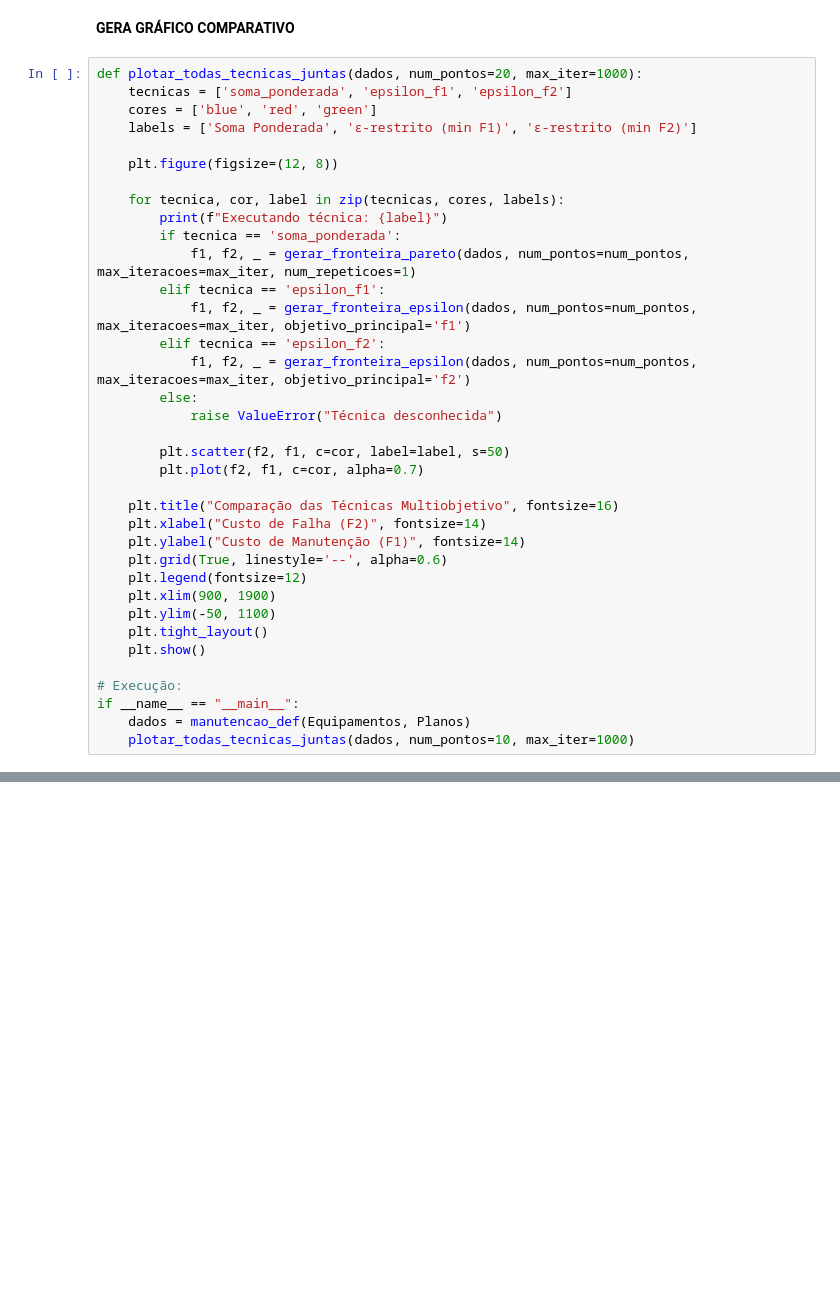
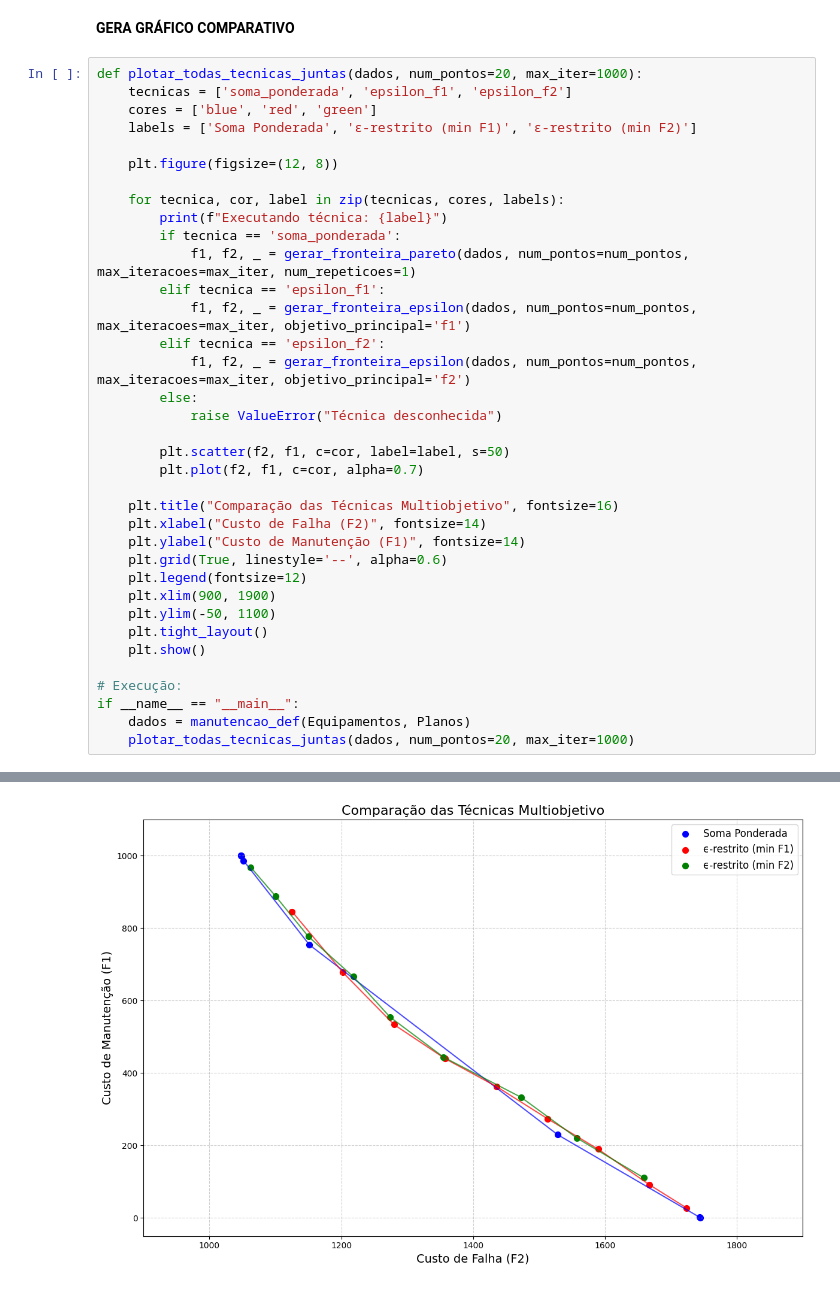
Before and after one commit to Rafioio/Trabalho-TD2, a Jupyter notebook: Guilherme.ipynb, the cells around one changed output, grey strips where cells are left out. Saved outputs shown, nothing was run; the diff lists cells and outputs as text; blank space fills up the shorter version.

```diff
--- a/Guilherme.ipynb
+++ b/Guilherme.ipynb
@@ -608,4 +664,5 @@ def plotar_todas_tecnicas_juntas(dados, num_pontos=20, max_iter=1000):
 # Execução:
 if __name__ == "__main__":
     dados = manutencao_def(Equipamentos, Planos)
-    plotar_todas_tecnicas_juntas(dados, num_pontos=10, max_iter=1000)
+    plotar_todas_tecnicas_juntas(dados, num_pontos=20, max_iter=1000)
+# %% [output]
@@ -611,0 +686 @@ if __name__ == "__main__":
+[figure, added]
```
Also changed, not shown: parts of 2 cells of this notebook.
